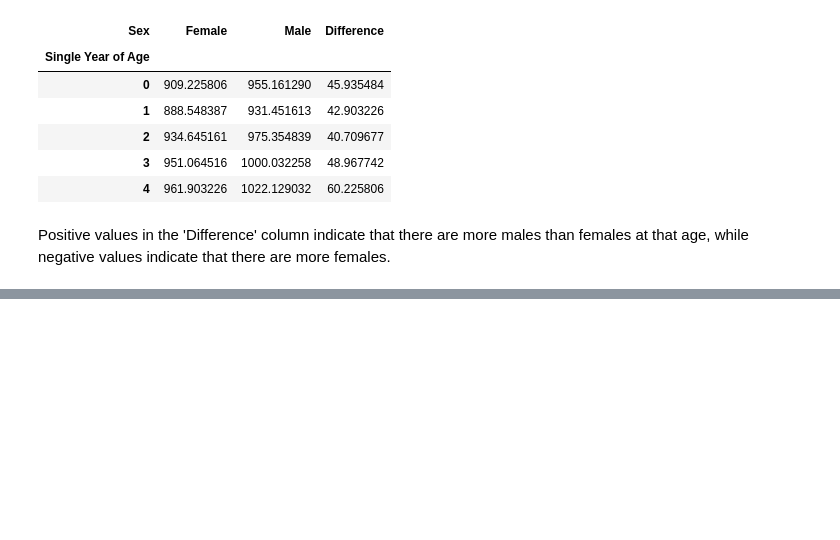
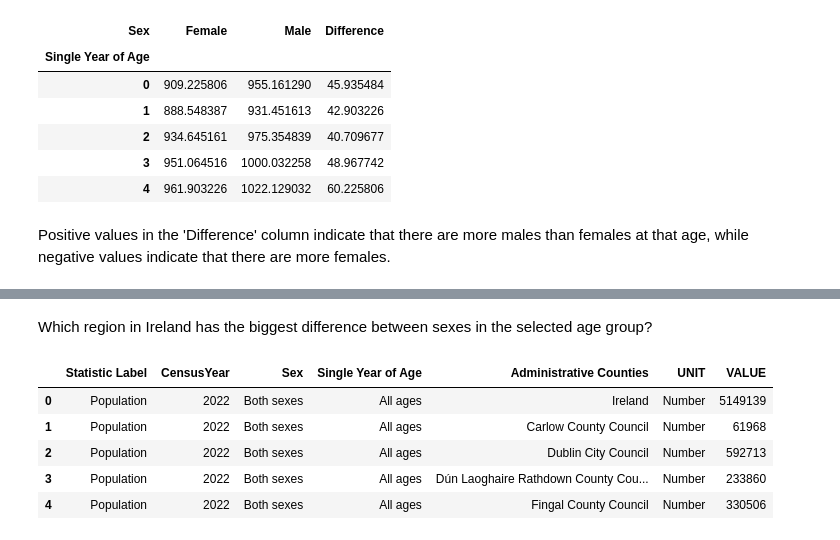
Before and after one commit to AnnaLozenko/PFDA_assignments, a Jupyter notebook: assignment05-population.ipynb, the cells around one changed output, grey strips where cells are left out. Saved outputs shown, nothing was run; the diff lists cells and outputs as text; code cells hidden in the pictures; blank space fills up the shorter version.

```diff
--- a/assignment05-population.ipynb
+++ b/assignment05-population.ipynb
@@ -170,0 +213,13 @@ Positive values in the 'Difference' column indicate that there are more males th
+# %% [markdown]
+Which region in Ireland has the biggest difference between sexes in the selected age group?
+# %%
+# import the original data again to analyze by region
+df_region = pd.read_csv("population.csv")
+df_region.head()
+# %% [output]
+|  | Statistic Label | CensusYear | Sex | Single Year of Age | Administrative Counties | UNIT | VALUE |
+| 0 | Population | 2022 | Both sexes | All ages | Ireland | Number | 5149139 |
+| 1 | Population | 2022 | Both sexes | All ages | Carlow County Council | Number | 61968 |
+| 2 | Population | 2022 | Both sexes | All ages | Dublin City Council | Number | 592713 |
+| 3 | Population | 2022 | Both sexes | All ages | Dún Laoghaire Rathdown County Cou... | Number | 233860 |
+| 4 | Population | 2022 | Both sexes | All ages | Fingal County Council | Number | 330506 |
```
Also changed, not shown: parts of 6 cells of this notebook.
